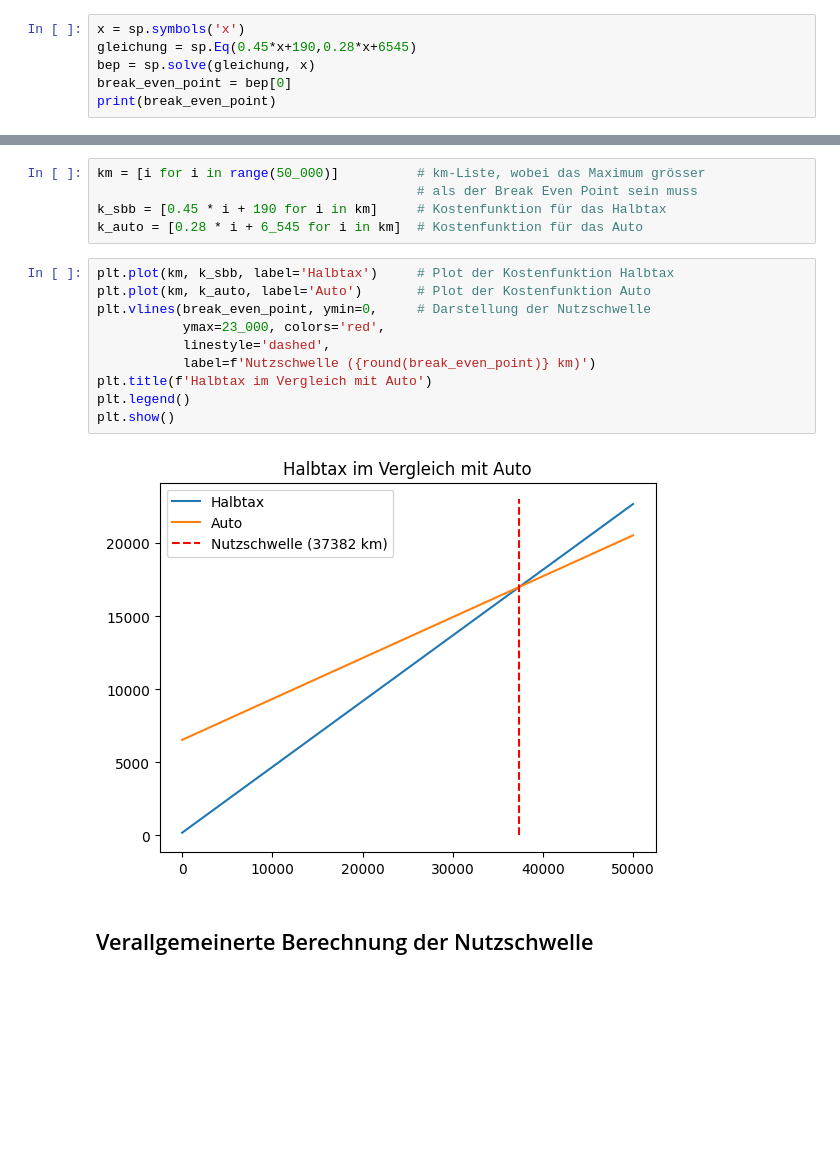
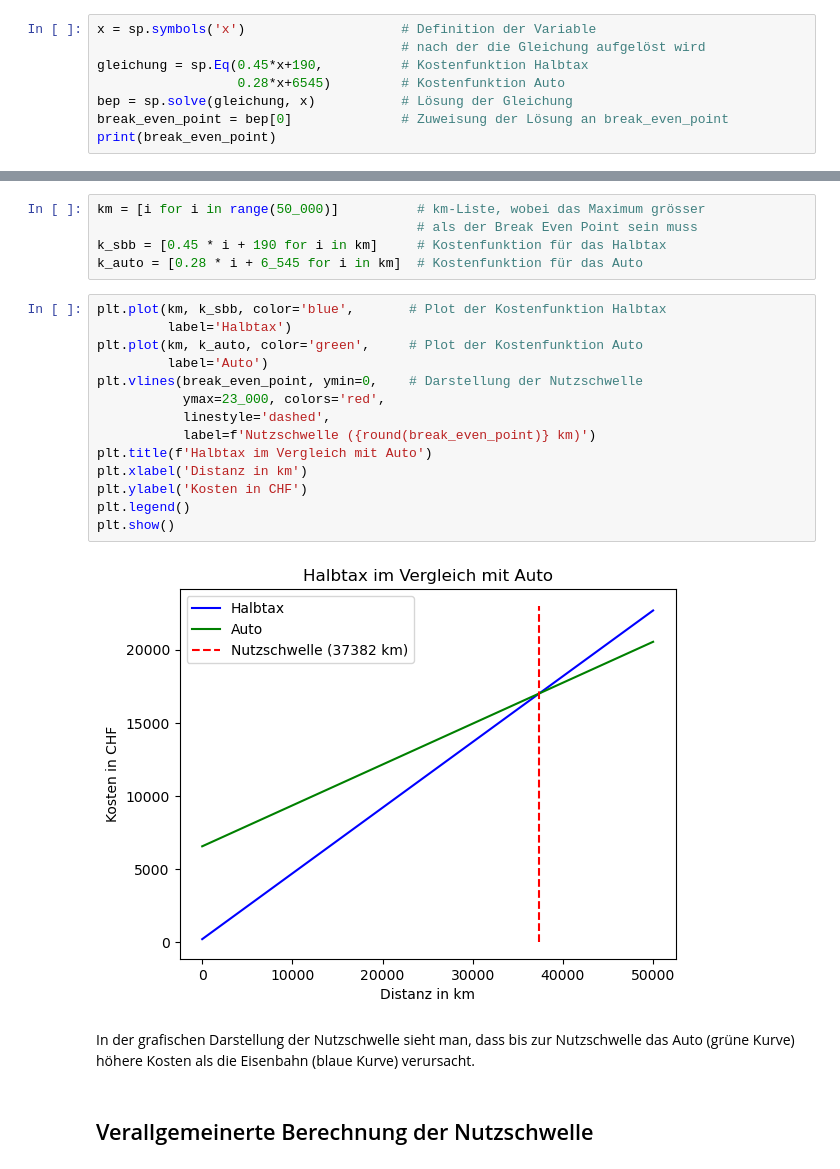
Before and after one commit to ProgrammierenNachOFI/Investitionsrechnung, a Jupyter notebook: docs/break_even/break_even_muloe.ipynb, the cells around one changed output, grey strips where cells are left out. Cells and saved outputs as stored; diff of their text form; blank space fills up the shorter version.

Commit message:
Stelle Überarbeitung Nutzschwelle fertig

```diff
--- a/docs/break_even/break_even_muloe.ipynb
+++ b/docs/break_even/break_even_muloe.ipynb
@@ -111,8 +113,10 @@ Mit `sympy.solve(gleichung, x)` wird die Gleichung nach `x` aufgelöst (Achtung:
 # %%
-x = sp.symbols('x')
-gleichung = sp.Eq(0.45*x+190,0.28*x+6545)
-bep = sp.solve(gleichung, x)
-break_even_point = bep[0]
+x = sp.symbols('x')                    # Definition der Variable
+                                       # nach der die Gleichung aufgelöst wird
+gleichung = sp.Eq(0.45*x+190,          # Kostenfunktion Halbtax
+                  0.28*x+6545)         # Kostenfunktion Auto
+bep = sp.solve(gleichung, x)           # Lösung der Gleichung
+break_even_point = bep[0]              # Zuweisung der Lösung an break_even_point
 print(break_even_point)
 # %% [output]
 37382.3529411765
@@ -124,17 +132,23 @@ km = [i for i in range(50_000)]          # km-Liste, wobei das Maximum grösser
 k_sbb = [0.45 * i + 190 for i in km]     # Kostenfunktion für das Halbtax
 k_auto = [0.28 * i + 6_545 for i in km]  # Kostenfunktion für das Auto
 # %%
-plt.plot(km, k_sbb, label='Halbtax')     # Plot der Kostenfunktion Halbtax
-plt.plot(km, k_auto, label='Auto')       # Plot der Kostenfunktion Auto
-plt.vlines(break_even_point, ymin=0,     # Darstellung der Nutzschwelle
+plt.plot(km, k_sbb, color='blue',       # Plot der Kostenfunktion Halbtax
+         label='Halbtax')
+plt.plot(km, k_auto, color='green',     # Plot der Kostenfunktion Auto
+         label='Auto')
+plt.vlines(break_even_point, ymin=0,    # Darstellung der Nutzschwelle
            ymax=23_000, colors='red',
            linestyle='dashed',
            label=f'Nutzschwelle ({round(break_even_point)} km)')
 plt.title(f'Halbtax im Vergleich mit Auto')
+plt.xlabel('Distanz in km')
+plt.ylabel('Kosten in CHF')
 plt.legend()
 plt.show()
 # %% [output]
-[figure, old version]
+[figure, new version]
+# %% [markdown]
+In der grafischen Darstellung der Nutzschwelle sieht man, dass bis zur Nutzschwelle das Auto (grüne Kurve) höhere Kosten als die Eisenbahn (blaue Kurve) verursacht.
 # %% [markdown]
 ## Verallgemeinerte Berechnung der Nutzschwelle
 # %% [markdown]
```
Also changed, not shown: parts of 9 cells of this notebook.
